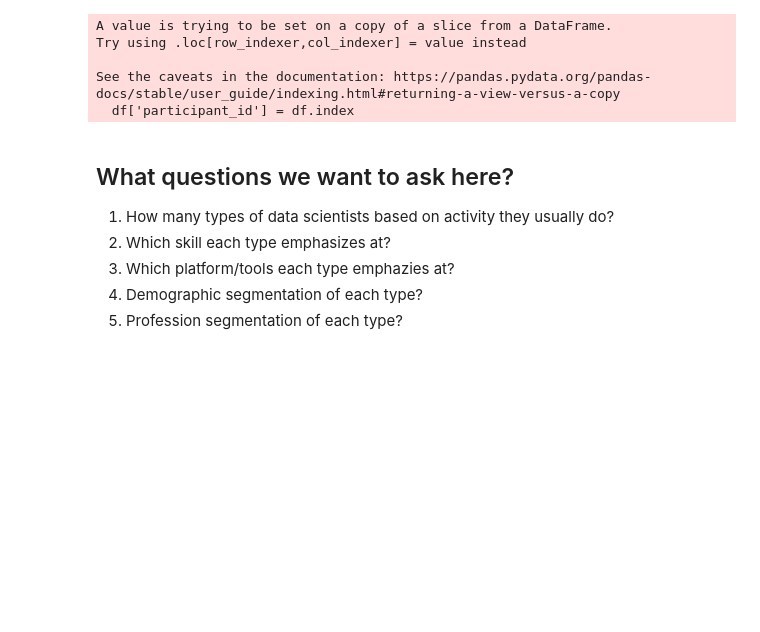
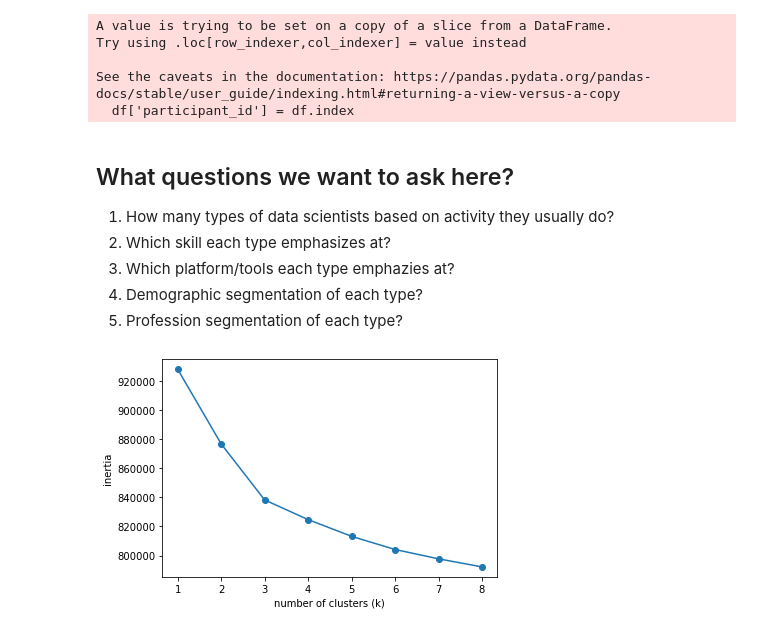
Before and after one commit to thecrossed/udacity_ds_nano_degree_capstone, a Jupyter notebook: udacity_ds_nano_degree_capstone.ipynb, the cells around one changed output. Drawn from its saved outputs; the diff is of its cells as text; code cells hidden in the pictures; blank space fills up the shorter version.

Commit message:
cluster

```diff
--- a/udacity_ds_nano_degree_capstone.ipynb
+++ b/udacity_ds_nano_degree_capstone.ipynb
@@ -318 +314,5 @@ def kmeans_cluster_opt(df, init = 'k-means++', max_num_cluster = 9):
+# %%
+kmeans_cluster_opt(binary_data)
+# %% [output]
+[figure, added]
 # %%
```
Also changed, not shown: parts of 5 cells of this notebook.
